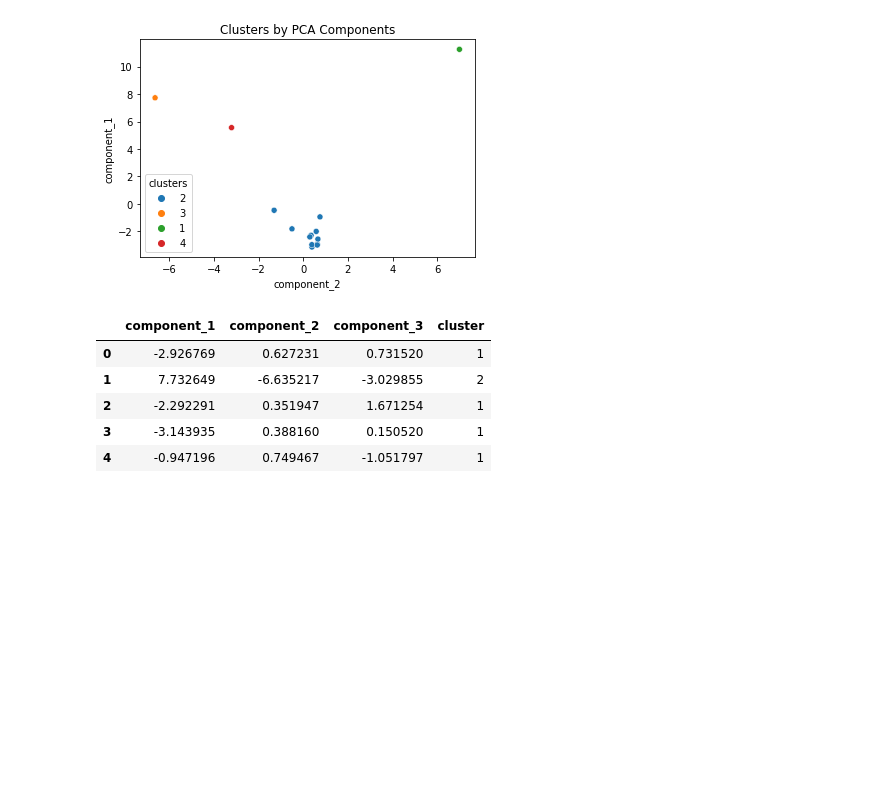
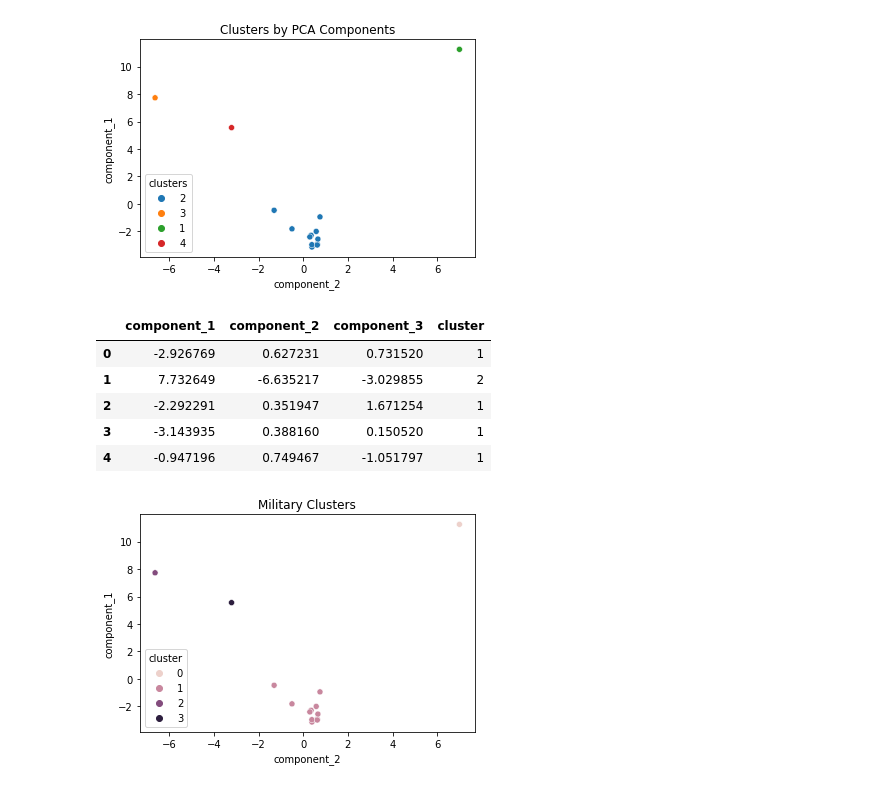
Before and after one commit to raycerna/military-firepower, a Jupyter notebook: explore_model.ipynb, the cells around one changed output. Saved outputs shown, nothing was run; the diff lists cells and outputs as text; code cells hidden in the pictures; blank space fills up the shorter version.

```diff
--- a/explore_model.ipynb
+++ b/explore_model.ipynb
@@ -481,3 +481,9 @@ train_pca.head()
 | 2 | -2.292291 | 0.351947 | 1.671254 | 1 |
 | 3 | -3.143935 | 0.388160 | 0.150520 | 1 |
 | 4 | -0.947196 | 0.749467 | -1.051797 | 1 |
+# %%
+
+sns.scatterplot(data=train_pca, x='component_2', y='component_1', hue='cluster')
+plt.title('Military Clusters');
+# %% [output]
+[figure, added]
```
